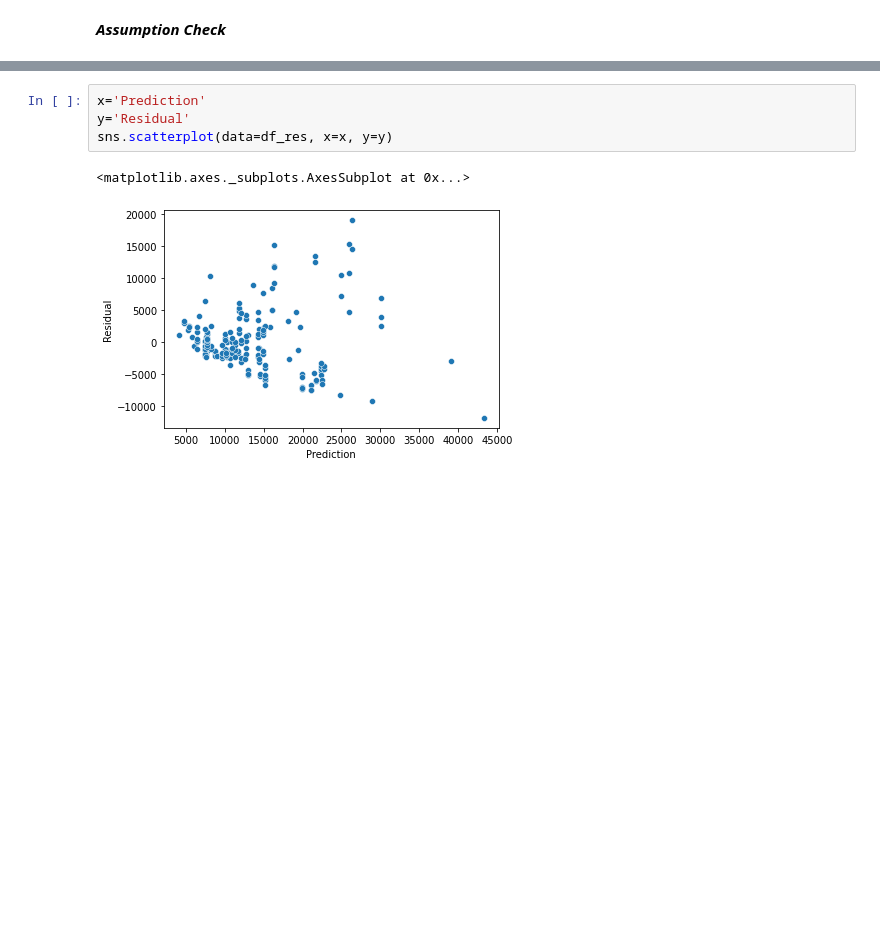
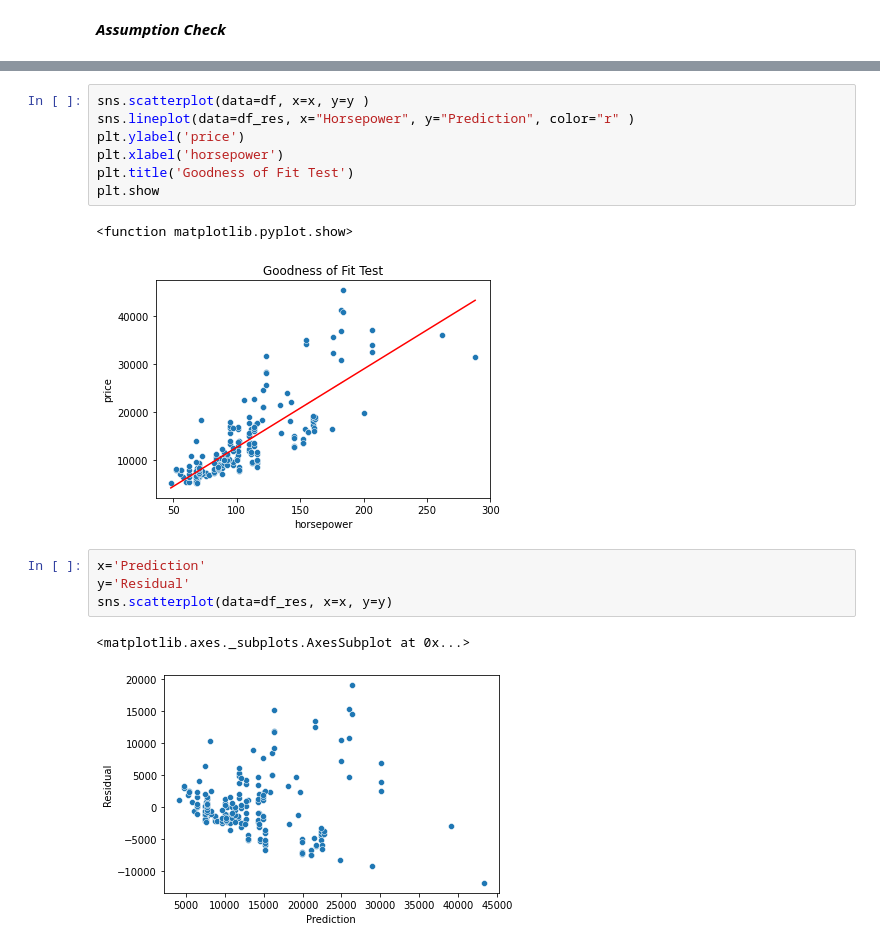
Before and after one commit to MagicYYe/NYU_Integrated_Marketing, a Jupyter notebook: Final_Project_(zy2170).ipynb, the cells around one changed output, grey strips where cells are left out. Cells and saved outputs as stored; diff of their text form; blank space fills up the shorter version.

```diff
--- a/Final_Project_(zy2170).ipynb
+++ b/Final_Project_(zy2170).ipynb
@@ -128,3 +124,13 @@ df_res.head()
+# %%
+sns.scatterplot(data=df, x=x, y=y )
+sns.lineplot(data=df_res, x="Horsepower", y="Prediction", color="r" )
+plt.ylabel('price')
+plt.xlabel('horsepower')
+plt.title('Goodness of Fit Test')
+plt.show
+# %% [output]
+<function matplotlib.pyplot.show>
+[figure, added]
 # %%
 x='Prediction'
 y='Residual'
```
Also changed, not shown: parts of 6 cells of this notebook.
